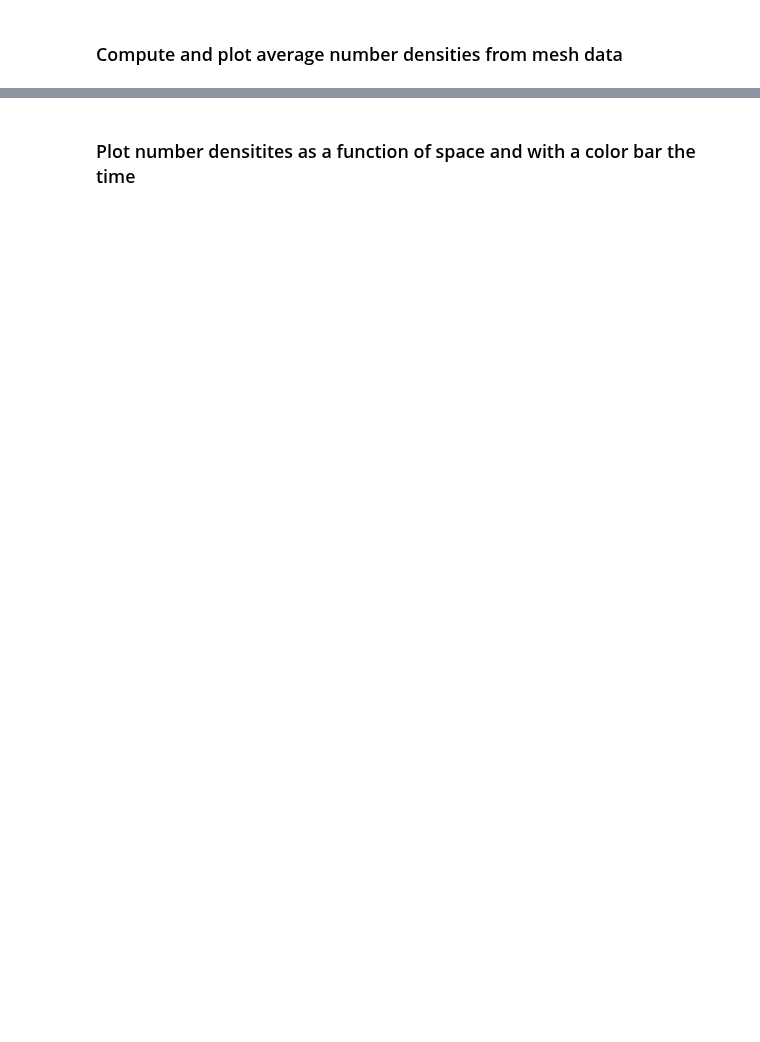
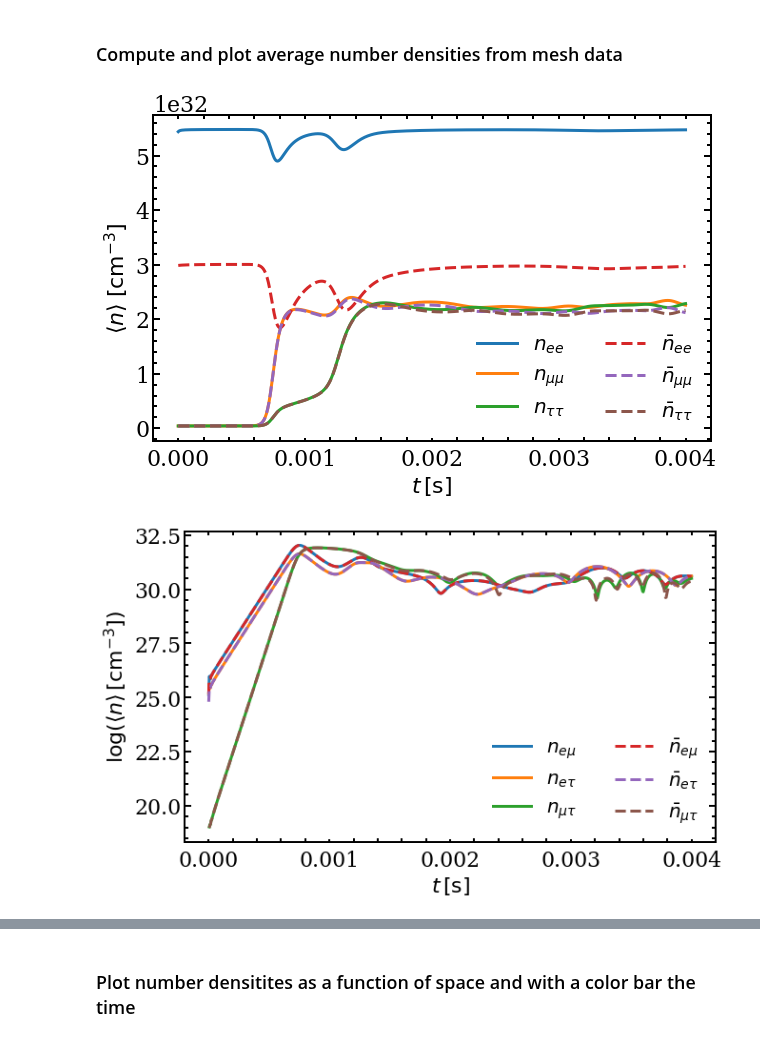
Before and after one commit to erickurquilla1999/devscrpts, a Jupyter notebook: loc_sim_plots_notebooks/number_densities.ipynb, the cells around one changed output, grey strips where cells are left out. Cells and saved outputs as stored; diff of their text form; code cells hidden in the pictures; blank space fills up the shorter version.

Commit message:
Making the number density notebook an analysis notebook and not a plotting notebook, the data will be saved in dhf5 and other notebook will be used to do the plots

```diff
--- a/loc_sim_plots_notebooks/number_densities.ipynb
+++ b/loc_sim_plots_notebooks/number_densities.ipynb
@@ -252,19 +271,17 @@ with h5py.File(all_data_path, 'r') as all_data_file:
 
 fig, ax = plt.subplots(figsize=(10, 6))
 
-ax.plot(time_s/1e-3, n_ee_ave_inv_ccm/1e32, label=r'$n_{ee}$', linewidth=3)
-ax.plot(time_s/1e-3, n_uu_ave_inv_ccm/1e32, label=r'$n_{\mu\mu}$', linewidth=3)
-ax.plot(time_s/1e-3, n_tt_ave_inv_ccm/1e32, label=r'$n_{\tau\tau}$', linewidth=3)
+ax.plot(time_s, n_ee_ave_inv_ccm, label=r'$n_{ee}$', linewidth=3)
+ax.plot(time_s, n_uu_ave_inv_ccm, label=r'$n_{\mu\mu}$', linewidth=3)
+ax.plot(time_s, n_tt_ave_inv_ccm, label=r'$n_{\tau\tau}$', linewidth=3)
 
-ax.plot(time_s/1e-3, nbar_ee_ave_inv_ccm/1e32, label=r'$\bar{n}_{ee}$', linestyle='--', linewidth=3)
-ax.plot(time_s/1e-3, nbar_uu_ave_inv_ccm/1e32, label=r'$\bar{n}_{\mu\mu}$', linestyle='--', linewidth=3)
-ax.plot(time_s/1e-3, nbar_tt_ave_inv_ccm/1e32, label=r'$\bar{n}_{\tau\tau}$', linestyle='--', linewidth=3)
+ax.plot(time_s, nbar_ee_ave_inv_ccm, label=r'$\bar{n}_{ee}$', linestyle='--', linewidth=3)
+ax.plot(time_s, nbar_uu_ave_inv_ccm, label=r'$\bar{n}_{\mu\mu}$', linestyle='--', linewidth=3)
+ax.plot(time_s, nbar_tt_ave_inv_ccm, label=r'$\bar{n}_{\tau\tau}$', linestyle='--', linewidth=3)
 
-ax.set_xlim(0.0, 3.2)
-ax.set_xlabel(r'$t \, [\mathrm{ms}]$')
-ax.set_ylabel(r'$\langle n \rangle \; [10^{32}\,\mathrm{cm}^{-3}]$')
+ax.set_xlabel(r'$t \, [\mathrm{s}]$')
+ax.set_ylabel(r'$\langle n \rangle \; [\mathrm{cm}^{-3}]$')
 leg = ax.legend(framealpha=0.0, ncol=2, fontsize=20)
-# pf.apply_custom_settings(ax, leg, True)
 pf.apply_custom_settings(ax, leg, False)
 plt.savefig(f"plots/{directory_path.split('/')[-1]}_n_average_diagonal_meshdata.pdf", bbox_inches='tight')
 plt.show()
@@ -275,26 +292,41 @@ plt.close(fig)
 
 fig, ax = plt.subplots(figsize=(10, 6))
 
-ax.plot(time_s/1e-3, np.log10(n_eu_ave_inv_ccm), label=r'$n_{e\mu}$', linewidth=3)
-ax.plot(time_s/1e-3, np.log10(n_et_ave_inv_ccm), label=r'$n_{e\tau}$', linewidth=3)
-ax.plot(time_s/1e-3, np.log10(n_ut_ave_inv_ccm), label=r'$n_{\mu\tau}$', linewidth=3)
+ax.plot(time_s, np.log10(n_eu_ave_inv_ccm), label=r'$n_{e\mu}$', linewidth=3)
+ax.plot(time_s, np.log10(n_et_ave_inv_ccm), label=r'$n_{e\tau}$', linewidth=3)
+ax.plot(time_s, np.log10(n_ut_ave_inv_ccm), label=r'$n_{\mu\tau}$', linewidth=3)
 
-ax.plot(time_s/1e-3, np.log10(nbar_eu_ave_inv_ccm), label=r'$\bar{n}_{e\mu}$', linestyle='--', linewidth=3)
-ax.plot(time_s/1e-3, np.log10(nbar_et_ave_inv_ccm), label=r'$\bar{n}_{e\tau}$', linestyle='--', linewidth=3)
-ax.plot(time_s/1e-3, np.log10(nbar_ut_ave_inv_ccm), label=r'$\bar{n}_{\mu\tau}$', linestyle='--', linewidth=3)
+ax.plot(time_s, np.log10(nbar_eu_ave_inv_ccm), label=r'$\bar{n}_{e\mu}$', linestyle='--', linewidth=3)
+ax.plot(time_s, np.log10(nbar_et_ave_inv_ccm), label=r'$\bar{n}_{e\tau}$', linestyle='--', linewidth=3)
+ax.plot(time_s, np.log10(nbar_ut_ave_inv_ccm), label=r'$\bar{n}_{\mu\tau}$', linestyle='--', linewidth=3)
 
-ax.set_xlim(0.0, 3.2)
-ax.set_ylim(25, 32.4)
-ax.set_xlabel(r'$t \, [\mathrm{ms}]$')
+ax.set_xlabel(r'$t \, [\mathrm{s}]$')
 ax.set_ylabel(r'$\log(\langle n \rangle \, [\mathrm{cm}^{-3}])$')
 leg = ax.legend(framealpha=0.0, ncol=2, fontsize=20)
-# pf.apply_custom_settings(ax, leg, True)
 pf.apply_custom_settings(ax, leg, False)
 plt.savefig(f"plots/{directory_path.split('/')[-1]}_n_average_offdiagonal_meshdata.pdf", bbox_inches='tight')
 plt.show()
 plt.close(fig)
 
-###################################################################################
+###############################################################################################
+# Saving data for plots in HDF5 format
+
+with h5py.File(f"plots/{directory_path.split('/')[-1]}_n_average_time_evolution.h5", "w") as hf:
+    hf.create_dataset("time_s", data=time_s)
+    hf.create_dataset("n_ee_ave_inv_ccm", data=n_ee_ave_inv_ccm)
+    hf.create_dataset("n_uu_ave_inv_ccm", data=n_uu_ave_inv_ccm)
+    hf.create_dataset("n_tt_ave_inv_ccm", data=n_tt_ave_inv_ccm)
+    hf.create_dataset("n_eu_ave_inv_ccm", data=n_eu_ave_inv_ccm)
+    hf.create_dataset("n_et_ave_inv_ccm", data=n_et_ave_inv_ccm)
+    hf.create_dataset("n_ut_ave_inv_ccm", data=n_ut_ave_inv_ccm)
+    hf.create_dataset("nbar_ee_ave_inv_ccm", data=nbar_ee_ave_inv_ccm)
+    hf.create_dataset("nbar_uu_ave_inv_ccm", data=nbar_uu_ave_inv_ccm)
+    hf.create_dataset("nbar_tt_ave_inv_ccm", data=nbar_tt_ave_inv_ccm)
+    hf.create_dataset("nbar_eu_ave_inv_ccm", data=nbar_eu_ave_inv_ccm)
+    hf.create_dataset("nbar_et_ave_inv_ccm", data=nbar_et_ave_inv_ccm)
+    hf.create_dataset("nbar_ut_ave_inv_ccm", data=nbar_ut_ave_inv_ccm)
+
+###############################################################################################
 # PRINT INITIAL AND FINAL AVERAGE NUMBER DENSITIES
 
 print(f"n_ee_ave_inv_ccm[0] {n_ee_ave_inv_ccm[0]} cm^-3 | n_ee_ave_inv_ccm[-1] {n_ee_ave_inv_ccm[-1]} cm^-3")
@@ -306,30 +338,33 @@ print(f"n_ut_ave_inv_ccm[0] {n_ut_ave_inv_ccm[0]} cm^-3 | n_ut_ave_inv_ccm[-1] {
 
 print(f"nbar_ee_ave_inv_ccm[0] {nbar_ee_ave_inv_ccm[0]} cm^-3 | nbar_ee_ave_inv_ccm[-1] {nbar_ee_ave_inv_ccm[-1]} cm^-3")
 print(f"nbar_uu_ave_inv_ccm[0] {nbar_uu_ave_inv_ccm[0]} cm^-3 | nbar_uu_ave_inv_ccm[-1] {nbar_uu_ave_inv_ccm[-1]} cm^-3")
 print(f"nbar_tt_ave_inv_ccm[0] {nbar_tt_ave_inv_ccm[0]} cm^-3 | nbar_tt_ave_inv_ccm[-1] {nbar_tt_ave_inv_ccm[-1]} cm^-3")
 print(f"nbar_eu_ave_inv_ccm[0] {nbar_eu_ave_inv_ccm[0]} cm^-3 | nbar_eu_ave_inv_ccm[-1] {nbar_eu_ave_inv_ccm[-1]} cm^-3")
 print(f"nbar_et_ave_inv_ccm[0] {nbar_et_ave_inv_ccm[0]} cm^-3 | nbar_et_ave_inv_ccm[-1] {nbar_et_ave_inv_ccm[-1]} cm^-3")
 print(f"nbar_ut_ave_inv_ccm[0] {nbar_ut_ave_inv_ccm[0]} cm^-3 | nbar_ut_ave_inv_ccm[-1] {nbar_ut_ave_inv_ccm[-1]} cm^-3")
 
 # ####################################################
 # # COMPUTE SLOPE OF THE AVERAGE NUMBER DENSITY
 # ####################################################
 
 # tiempo   = time_s[100:400]
 # funcion  = n_eu_ave_inv_ccm[100:400]
 # b, ln_a = np.polyfit(tiempo, np.log(funcion), deg=1)
 # a       = np.exp(ln_a)
 # print(f"Fitted exponential parameters a e^ bt:")
 # print(f"a = {a:.3e}, b = {b:.3e}")
 
 # # 3.  Plot (original scale, log‐y)
 # plt.figure(figsize=(10, 6))
 # plt.plot(time_s, n_eu_ave_inv_ccm)
 # plt.plot(tiempo, a * np.exp(b * tiempo), 'r-',
 #          label=fr'Fit: $a e^{{bt}}$' + f'\n$b={b:.3e}$')
 # plt.xlabel(r'$t\;[\mathrm{s}]$')
 # plt.ylabel(r'$\langle n_{e\mu}\rangle\;[\mathrm{cm}^{-3}]$')
 # plt.yscale('log')
 # plt.legend()
 # plt.tight_layout()
 # plt.show()
+# %% [output]
+[figure, added]
+[figure, added]
```
Also changed, not shown: parts of 6 cells of this notebook.
